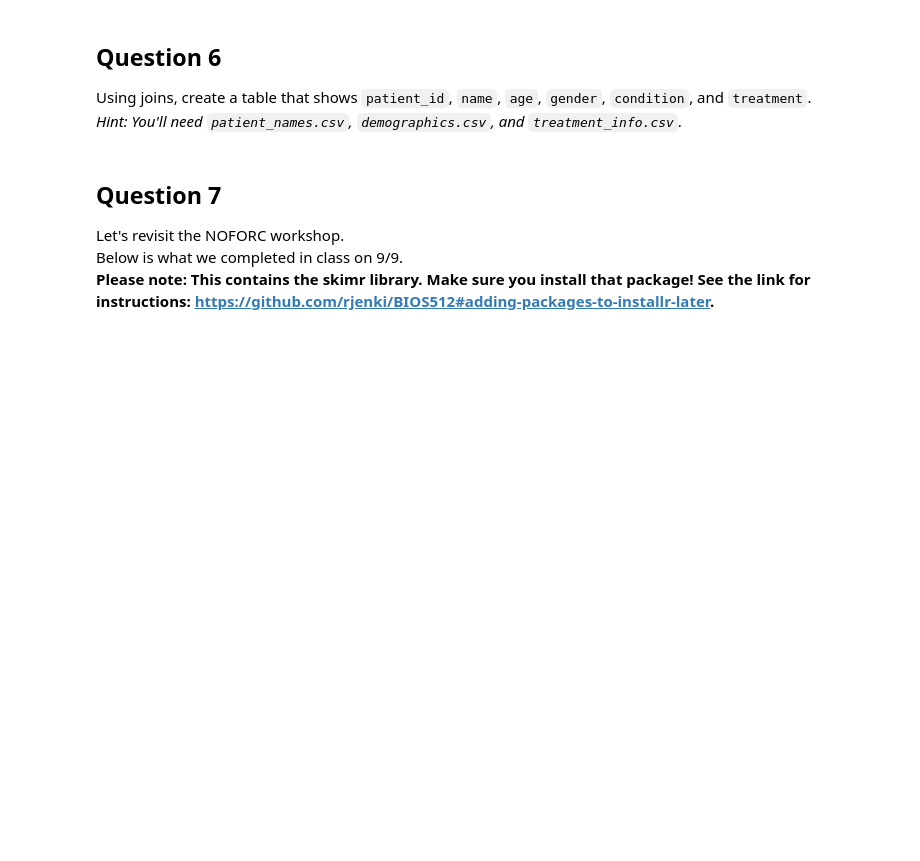
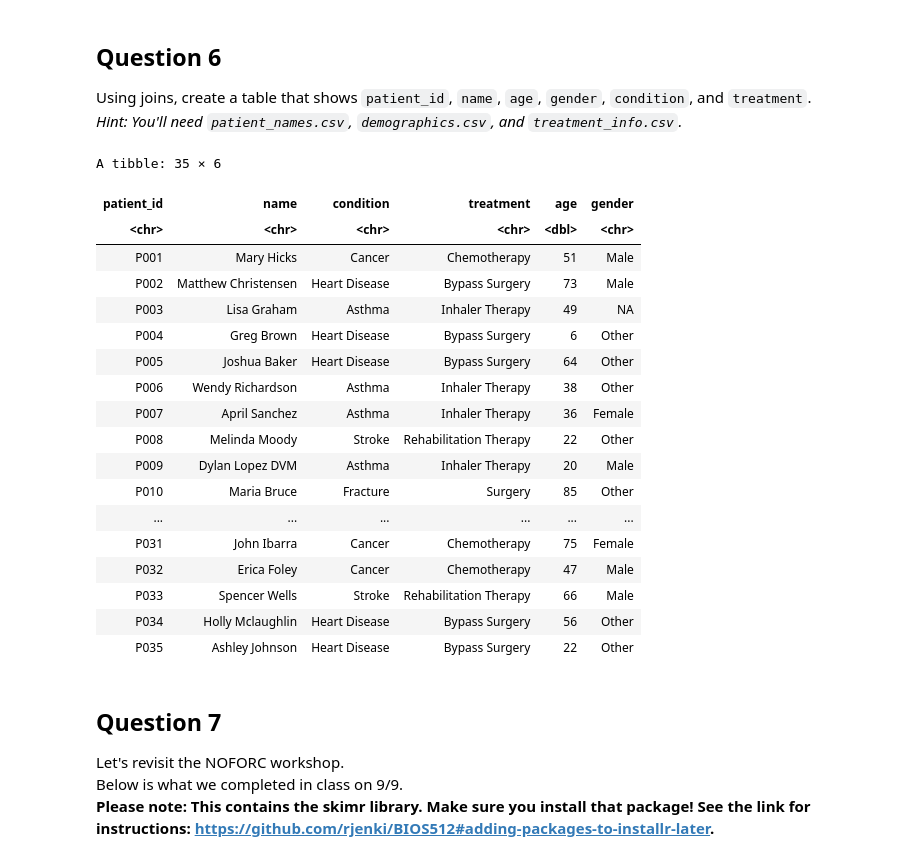
Before and after one commit to DudhiData/BIOS512, a Jupyter notebook: HW3/BIOS512_HW3.ipynb, the cells around one changed output. Cells and saved outputs as stored; diff of their text form; code cells hidden in the pictures; blank space fills up the shorter version.

```diff
--- a/HW3/BIOS512_HW3.ipynb
+++ b/HW3/BIOS512_HW3.ipynb
@@ -221,6 +324,31 @@ Match patient names to the name of the hospital they were treated at.
 
 Using joins, create a table that shows `patient_id`, `name`, `age`, `gender`, `condition`, and `treatment`.
 *Hint: You'll need `patient_names.csv`, `demographics.csv`, and `treatment_info.csv`.*
+# %%
+init_join <- names %>% left_join(treatment, by = "condition_id")
+join_2 <- init_join %>% left_join(demo, by = "patient_id")
+join_2 <- join_2 %>% select(-hospital_id, -condition_id, -department, -ethnicity, -race)
+join_2
+# %% [output]
+A tibble: 35 × 6
+| patient_id | name | condition | treatment | age | gender |
+| <chr> | <chr> | <chr> | <chr> | <dbl> | <chr> |
+| P001 | Mary Hicks | Cancer | Chemotherapy | 51 | Male |
+| P002 | Matthew Christensen | Heart Disease | Bypass Surgery | 73 | Male |
+| P003 | Lisa Graham | Asthma | Inhaler Therapy | 49 | NA |
+| P004 | Greg Brown | Heart Disease | Bypass Surgery | 6 | Other |
+| P005 | Joshua Baker | Heart Disease | Bypass Surgery | 64 | Other |
+| P006 | Wendy Richardson | Asthma | Inhaler Therapy | 38 | Other |
+| P007 | April Sanchez | Asthma | Inhaler Therapy | 36 | Female |
+| P008 | Melinda Moody | Stroke | Rehabilitation Therapy | 22 | Other |
+| P009 | Dylan Lopez DVM | Asthma | Inhaler Therapy | 20 | Male |
+| P010 | Maria Bruce | Fracture | Surgery | 85 | Other |
+| ... | ... | ... | ... | ... | ... |
+| P031 | John Ibarra | Cancer | Chemotherapy | 75 | Female |
+| P032 | Erica Foley | Cancer | Chemotherapy | 47 | Male |
+| P033 | Spencer Wells | Stroke | Rehabilitation Therapy | 66 | Male |
+| P034 | Holly Mclaughlin | Heart Disease | Bypass Surgery | 56 | Other |
+| P035 | Ashley Johnson | Heart Disease | Bypass Surgery | 22 | Other |
 # %% [markdown]
 ## Question 7
 Let's revisit the NOFORC workshop.
```
Also changed, not shown: parts of 5 cells of this notebook.
